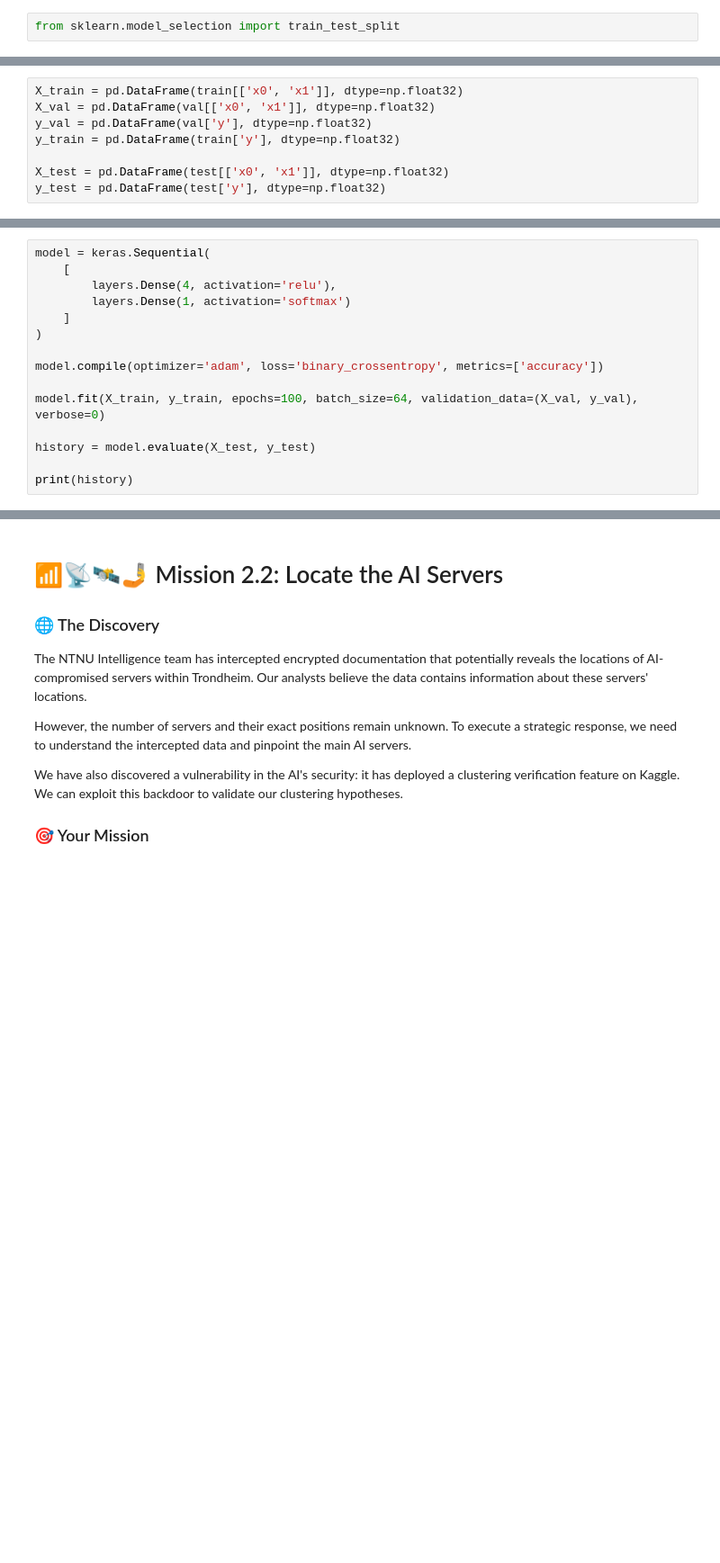
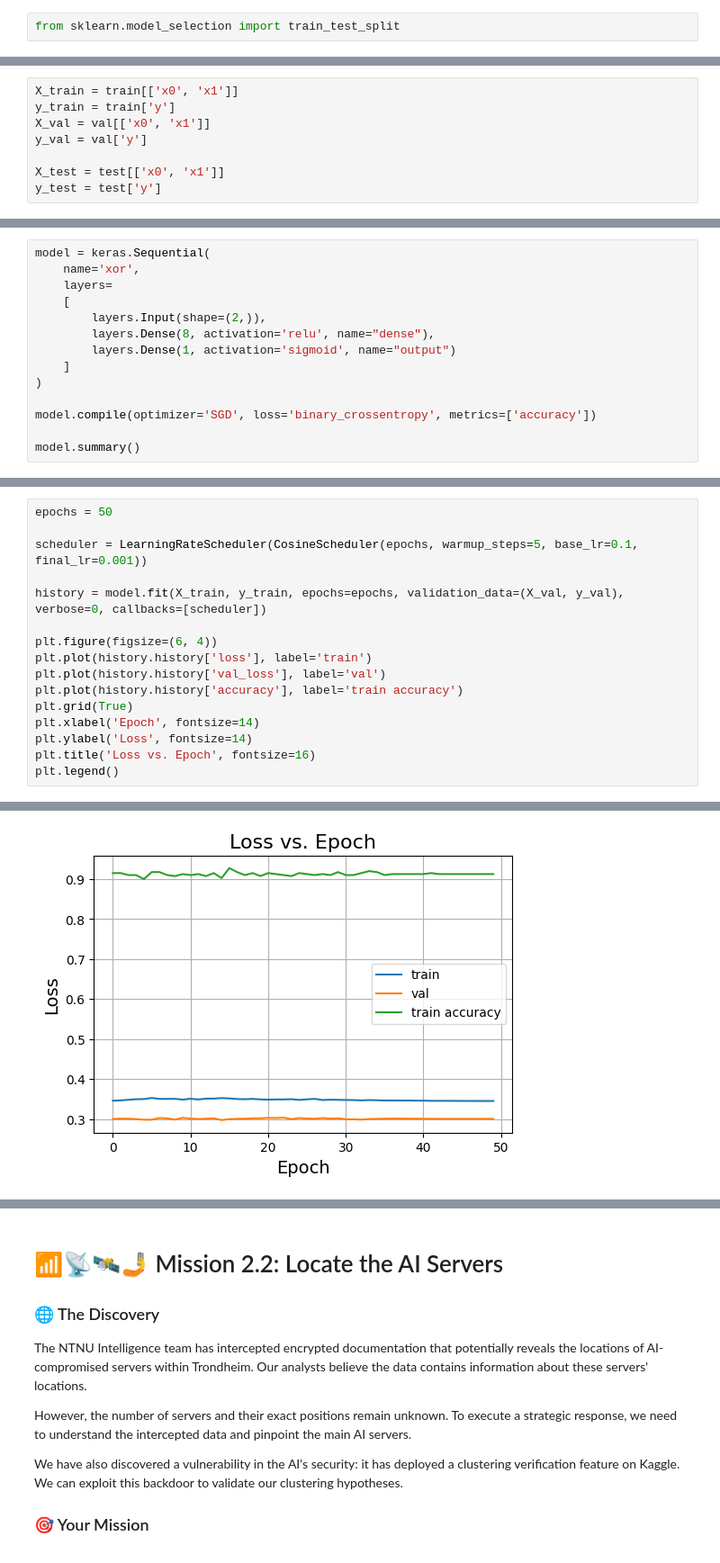
Before and after one commit to aOlsvik/tdt4172-intro-ml, a Jupyter notebook: Assignment2/Chapter_2.ipynb, the cells around one changed output, grey strips where cells are left out. Shown: that part at 90% size. Drawn from its saved outputs; the diff is of its cells as text; blank space fills up the shorter version.

```diff
--- a/Assignment2/Chapter_2.ipynb
+++ b/Assignment2/Chapter_2.ipynb
@@ -95,8 +100,8 @@ from keras import layers
 # %%
-X_train = pd.DataFrame(train[['x0', 'x1']], dtype=np.float32)
-X_val = pd.DataFrame(val[['x0', 'x1']], dtype=np.float32)
-y_val = pd.DataFrame(val['y'], dtype=np.float32)
-y_train = pd.DataFrame(train['y'], dtype=np.float32)
+X_train = train[['x0', 'x1']]
+y_train = train['y']
+X_val = val[['x0', 'x1']]
+y_val = val['y']
 
-X_test = pd.DataFrame(test[['x0', 'x1']], dtype=np.float32)
-y_test = pd.DataFrame(test['y'], dtype=np.float32)
+X_test = test[['x0', 'x1']]
+y_test = test['y']
@@ -103,16 +135,15 @@ y_test = pd.DataFrame(test['y'], dtype=np.float32)
 # %%
 model = keras.Sequential(
+    name='xor',
+    layers=
     [
-        layers.Dense(4, activation='relu'),
-        layers.Dense(1, activation='softmax')
+        layers.Input(shape=(2,)),
+        layers.Dense(8, activation='relu', name="dense"),
+        layers.Dense(1, activation='sigmoid', name="output")
     ]
 )
 
-model.compile(optimizer='adam', loss='binary_crossentropy', metrics=['accuracy'])
+model.compile(optimizer='SGD', loss='binary_crossentropy', metrics=['accuracy'])
 
-model.fit(X_train, y_train, epochs=100, batch_size=64, validation_data=(X_val, y_val), verbose=0)
-
-history = model.evaluate(X_test, y_test)
-
-print(history)
+model.summary()
 # %% [output]
@@ -120,0 +161,17 @@ print(history)
+# %%
+epochs = 50
+
+scheduler = LearningRateScheduler(CosineScheduler(epochs, warmup_steps=5, base_lr=0.1, final_lr=0.001))
+
+history = model.fit(X_train, y_train, epochs=epochs, validation_data=(X_val, y_val), verbose=0, callbacks=[scheduler])
+
+plt.figure(figsize=(6, 4))
+plt.plot(history.history['loss'], label='train')
+plt.plot(history.history['val_loss'], label='val')
+plt.plot(history.history['accuracy'], label='train accuracy')
+plt.grid(True)
+plt.xlabel('Epoch', fontsize=14)
+plt.ylabel('Loss', fontsize=14)
+plt.title('Loss vs. Epoch', fontsize=16)
+plt.legend()
+# %% [output]
@@ -120,0 +179 @@ print(history)
+[figure, added]
```
Also changed, not shown: parts of 9 cells of this notebook, 2 other files.
